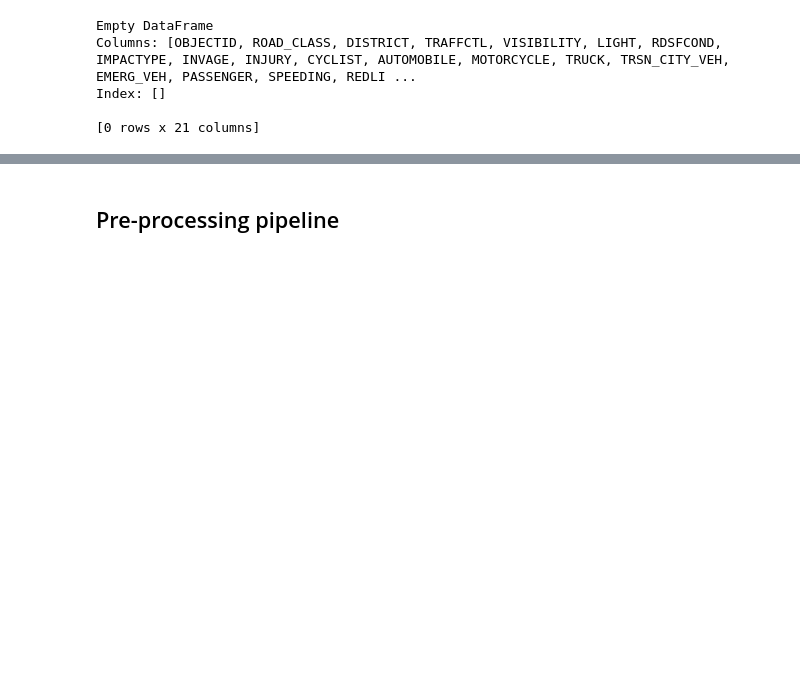
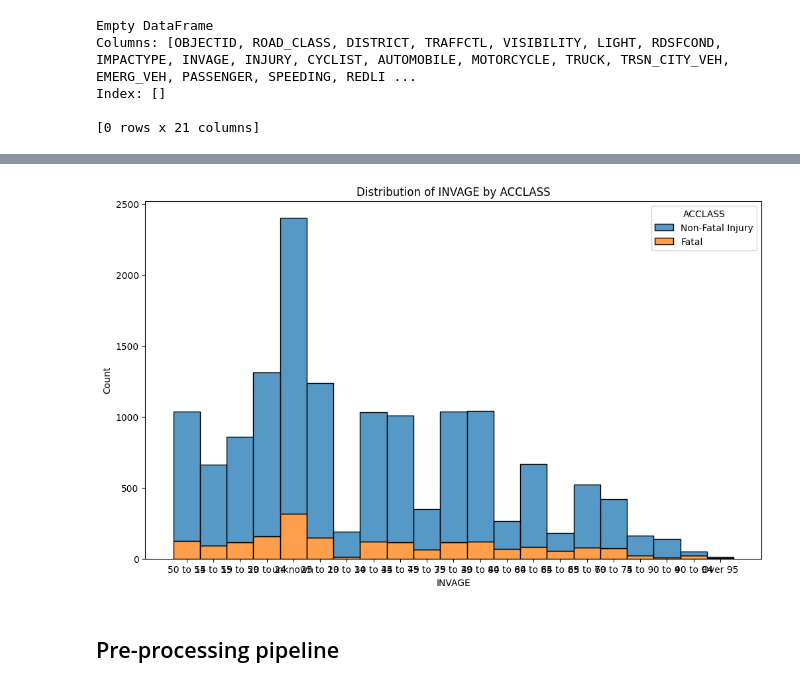
Before and after one commit to afscomercial/introduction-artificial-intelligence, a Jupyter notebook: NN_model/notebook.ipynb, the cells around one changed output, grey strips where cells are left out. Saved outputs shown, nothing was run; the diff lists cells and outputs as text; code cells hidden in the pictures; blank space fills up the shorter version.

```diff
--- a/NN_model/notebook.ipynb
+++ b/NN_model/notebook.ipynb
@@ -521,3 +573,18 @@ Index: []
+# %%
+# visualize the distribution of invage by class
+# created function for histplot
+def histplot_fun(INVAGE):
+    plt.figure(figsize=(12,7))
+    sns.histplot(data=train_df, x=INVAGE, hue='ACCLASS', multiple='stack')
+    plt.title(f"Distribution of {INVAGE} by ACCLASS")
+    plt.xlabel(INVAGE)
+    plt.ylabel('Count')
+    plt.show()
+# %%
+# use of upper function
+histplot_fun('INVAGE')
+# %% [output]
+[figure, added]
 # %% [markdown]
 ## Pre-processing pipeline
 # %% [markdown]
```
Also changed, not shown: parts of 76 cells of this notebook, 11 other files.
